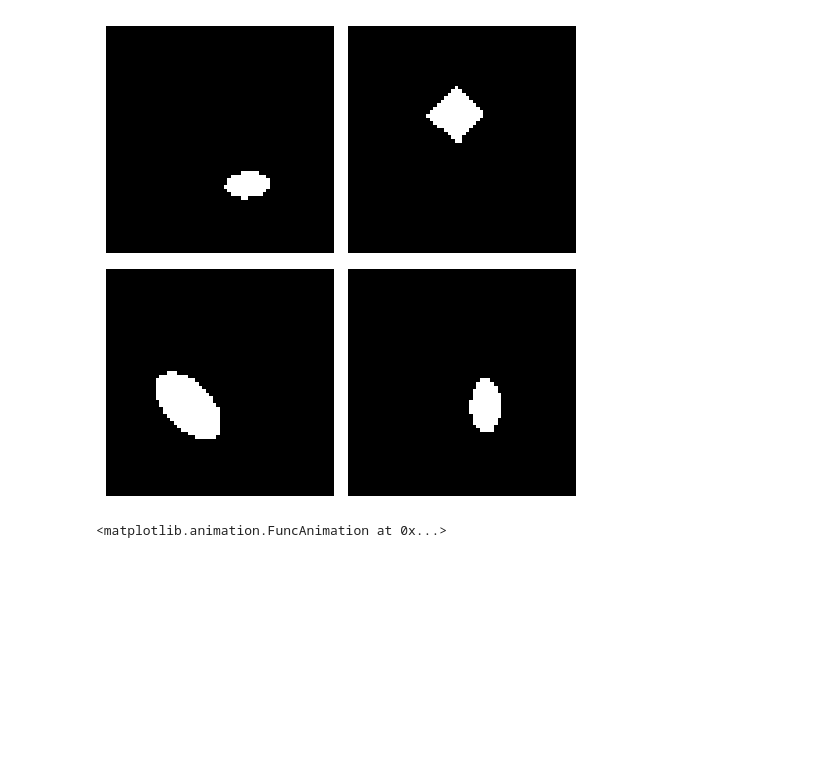
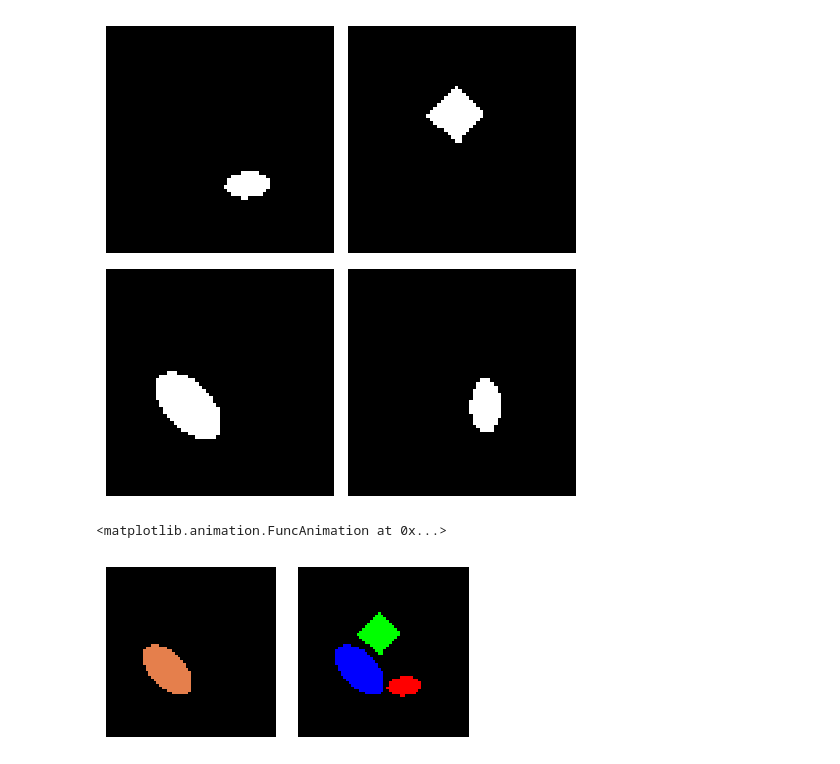
Before and after one commit to dimarkov/active-dsprites, a Jupyter notebook: notebooks/demo.ipynb, the cells around one changed output. Drawn from its saved outputs; the diff is of its cells as text; code cells hidden in the pictures; blank space fills up the shorter version.

Commit message:
changed precision and added new visualisations

```diff
--- a/notebooks/demo.ipynb
+++ b/notebooks/demo.ipynb
@@ -75,3 +72,21 @@ ani = matplotlib.animation.FuncAnimation(fig, animate, frames=timesteps)
 ani
 # %% [output]
 <matplotlib.animation.FuncAnimation at 0x...>
+# %%
+color_img1 = init_obs[2].transpose(1, 2, 0) * np.array([.9, .5, .3])
+color_img2 = init_obs[:-1].squeeze().transpose(1, 2, 0).astype(np.float32)
+# %%
+fig, axes = plt.subplots(1, 2, figsize=(4, 2), sharex=True, sharey=True)
+
+axes[0].imshow(color_img1, interpolation='nearest')
+axes[1].imshow(color_img2, interpolation='nearest')
+
+for ax in axes:
+    ax.tick_params(bottom=False, left=False)
+    ax.set_yticklabels('')
+    ax.set_xticklabels('')
+
+sns.despine(fig, bottom=True, left=True)
+fig.tight_layout()
+# %% [output]
+[figure, added]
```
Also changed, not shown: parts of 1 cell of this notebook, 1 other file.
